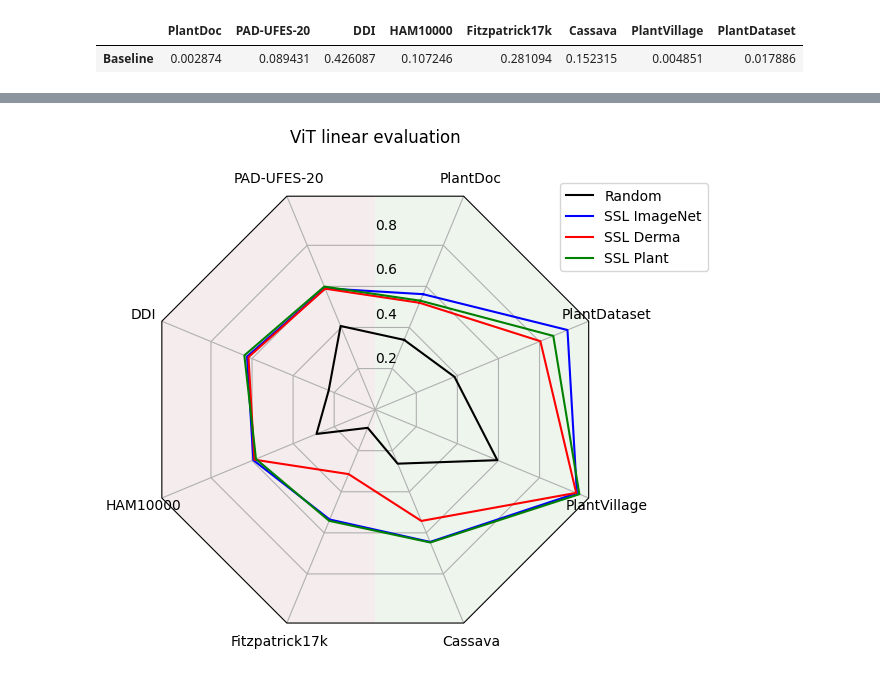
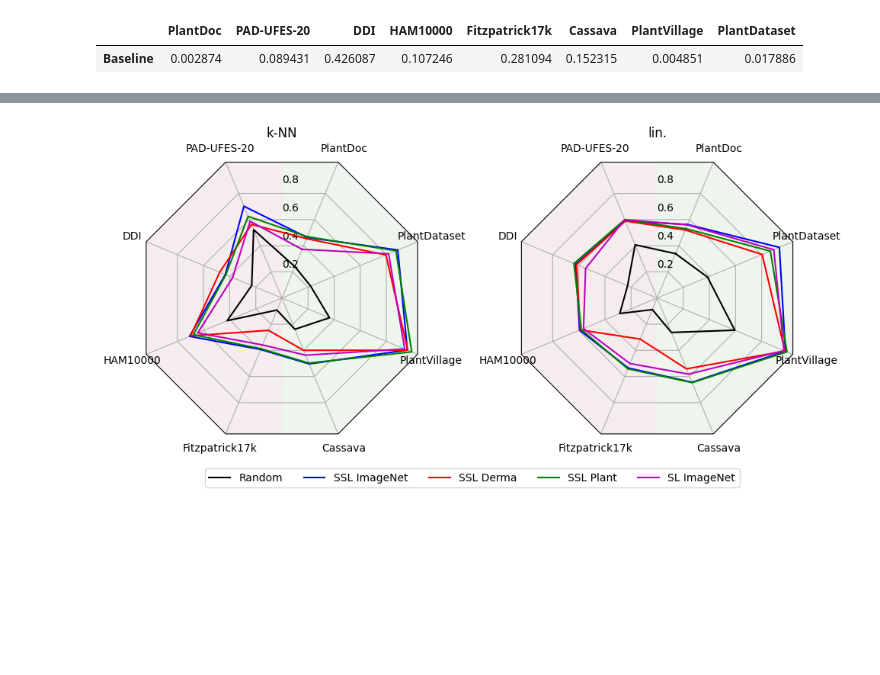
Before and after one commit to AlexanderPeter/thesis, a Jupyter notebook: code/31_plot_spider.ipynb, the cells around one changed output, grey strips where cells are left out. Saved outputs shown, nothing was run; the diff lists cells and outputs as text; code cells hidden in the pictures; blank space fills up the shorter version.

```diff
--- a/code/31_plot_spider.ipynb
+++ b/code/31_plot_spider.ipynb
@@ -53,7 +53,7 @@ def get_feature_identifier_part(value, idx):
 
 def get_classifier(value):
     if value == "lr":
-        return "LogReg"
+        return "lin."
     elif value == "knn":
         return "k-NN"
     else:
@@ -361,0 +423,8 @@ title = f"ViT linear evaluation"
+# %%
+title = f"Resnet50"
+df_plot_l = df_plot_2
+df_plot_r = df_plot_4
+
+title = f"ViT"
+df_plot_l = df_plot_3
+df_plot_r = df_plot_5
@@ -362,41 +443,70 @@ title = f"ViT linear evaluation"
 # %%
+
 colors = ["black", "b", "r", "g", "m", "y"]
 
 number_of_categories = len(df_plot.columns)
 rotation_offset = np.pi / 2 - np.pi / number_of_categories
 theta = radar_factory(
     number_of_categories, frame="polygon", rotation_offset=rotation_offset
 )
 
 fig, axes = plt.subplots(
-    figsize=(6, 6),
+    figsize=(10, 5),
     nrows=1,
-    ncols=1,
+    ncols=2,
     subplot_kw=dict(projection="radar"),
     squeeze=False,
 )
 
 ax = axes.flat[0]
-for i, (index, row) in enumerate(df_plot.iterrows()):
+for i, (index, row) in enumerate(df_plot_l.iterrows()):
     color = colors[i] if i < len(colors) else None
     ax.set_theta_offset(rotation_offset)
     ax.plot(theta, row.values, color=color, label=index)
     # ax.fill(theta, row.values, facecolor=color, alpha=0.15) # , label="_nolegend_"
 
 ax.set_rgrids([0.2, 0.4, 0.6, 0.8])
-ax.set_title(title+"\n")
-ax.set_varlabels(df_plot.columns)
-# ax.legend(df_plot.index.values, loc=(0.9, 0.95), labelspacing=0.1, fontsize="small")
+ax.set_title("k-NN")
+ax.set_varlabels(df_plot_l.columns)
+# ax.legend(df_plot_l.index.values, loc=(0.9, 0.95), labelspacing=0.1, fontsize="small")
 north = np.pi / 2 - rotation_offset
 ax.axvspan(north, np.pi + north, facecolor=(0.95, 0.9, 0.9), alpha=0.7)  # red
 ax.axvspan(
     np.pi + north, 2 * np.pi + north, facecolor=(0.9, 0.95, 0.9), alpha=0.7
 )  # green
-plt.legend(loc=(0.9, 0.8))
+
+ax = axes.flat[1]
+for i, (index, row) in enumerate(df_plot_r.iterrows()):
+    color = colors[i] if i < len(colors) else None
+    ax.set_theta_offset(rotation_offset)
+    ax.plot(theta, row.values, color=color, label=index)
+    # ax.fill(theta, row.values, facecolor=color, alpha=0.15) # , label="_nolegend_"
+
+ax.set_rgrids([0.2, 0.4, 0.6, 0.8])
+ax.set_title("lin.")
+ax.set_varlabels(df_plot_r.columns)
+# ax.legend(df_plot_r.index.values, loc=(0.9, 0.95), labelspacing=0.1, fontsize="small")
+north = np.pi / 2 - rotation_offset
+ax.axvspan(north, np.pi + north, facecolor=(0.95, 0.9, 0.9), alpha=0.7)  # red
+ax.axvspan(
+    np.pi + north, 2 * np.pi + north, facecolor=(0.9, 0.95, 0.9), alpha=0.7
+)  # green
+
+lines_labels = [fig.axes[0].get_legend_handles_labels()]
+lines, labels = [sum(lol, []) for lol in zip(*lines_labels)]
+fig.tight_layout()
+# fig.legend(lines, labels, loc='lower center', ncol=4)
+fig.legend(
+    lines, labels,
+    loc="upper center", bbox_to_anchor=(0.5, 0.05)
+    , ncol=5
+)
+
+# plt.legend(loc=(0.9, 0.8))
 postfix = title.lower().replace(" ", "_") + ".png"
 plt.savefig(f"../images/spider_{postfix}", bbox_inches="tight")
 # %% [output]
-[figure, old version]
+[figure, new version]
 # %%
 # df_val = df_model.groupby(["number_of_samples"])
 # df_val.columns = df_val.columns.droplevel(0)
```
Also changed, not shown: parts of 7 cells of this notebook, 6 other files.
